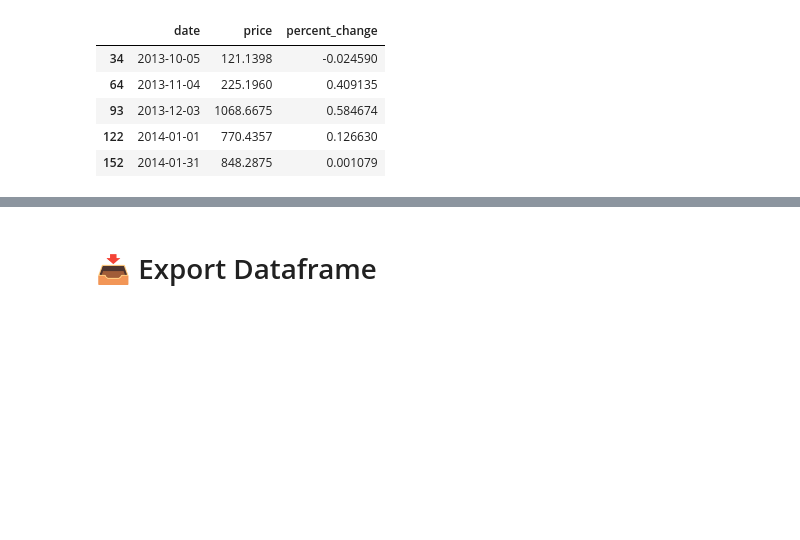
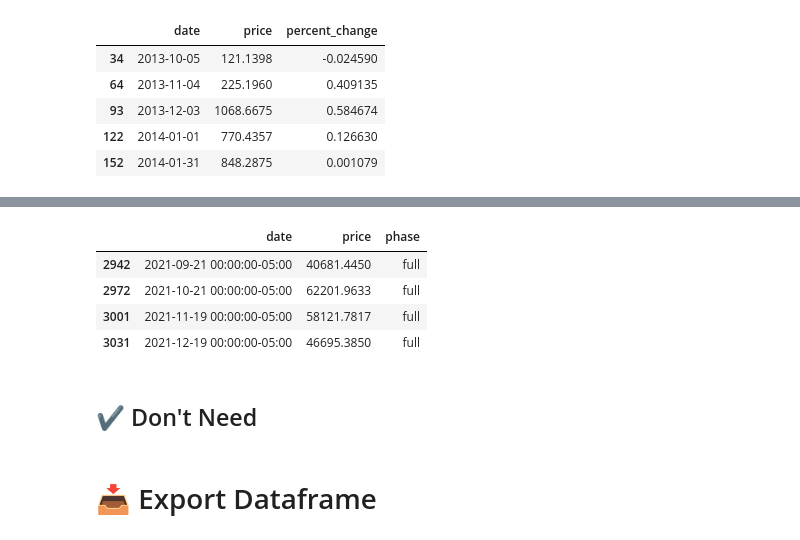
Before and after one commit to edenben/To-the-Moon-Phase, a Jupyter notebook: Bitcoin_Moon_Phase.ipynb, the cells around one changed output, grey strips where cells are left out. Saved outputs shown, nothing was run; the diff lists cells and outputs as text; code cells hidden in the pictures; blank space fills up the shorter version.

```diff
--- a/Bitcoin_Moon_Phase.ipynb
+++ b/Bitcoin_Moon_Phase.ipynb
@@ -259,0 +509,8 @@ IndentationError: expected an indented block (<ipython-input-32-88af74b8409f>, l
+# %%
+# Defining containers
+header = st.container()
+sidebar = st.container()
+instructions = st.container()
+inputs = st.container()
+calculations = st.container()
+visualization = st.container()
@@ -259,0 +579,23 @@ IndentationError: expected an indented block (<ipython-input-32-88af74b8409f>, l
+# %%
+# Error message on dates
+def get_range(df, start, end):
+    # Filtered DataFrame based on inputs
+    return df[
+        (pd.to_datetime(df['date'])>=pd.to_datetime(start))
+        &
+        (pd.to_datetime(df['date'])<=pd.to_datetime(end))][['date','price','phase']]
+
+def correct_moon_order(df):
+    moon_count = df[df['phase'].isin(['new','full'])]
+    if moon_count.shape[0] > 2:
+        return True
+    elif moon_count.shape[0] == 2 and moon_count.iloc[0]['phase'] == 'full':
+        return True
+    elif moon_count.shape[0] == 2 and moon_count.iloc[0]['phase'] == 'new':
+        return False
+    else:
+        return False
+
+if not correct_moon_order(get_range(df_all, invest_date, sell_date)):
+    st.sidebar.error('Error: Please choose a wider date range.')
+    invest_date, sell_date = pd.to_datetime('2021-07-01'), pd.to_datetime(df_all.max()['date'])
@@ -259,0 +619,8 @@ IndentationError: expected an indented block (<ipython-input-32-88af74b8409f>, l
+# %%
+# Filtered DataFrame based on inputs
+df_viz = df_all[
+        (pd.to_datetime(df_all['date'])>=pd.to_datetime(invest_date))
+        &
+        (pd.to_datetime(df_all['date'])<=pd.to_datetime(sell_date))][['date','price','phase']]
+
+df_viz['date'] =  pd.to_datetime(df_viz['date'], infer_datetime_format=True).dt.tz_localize('EST')
@@ -259,0 +710,10 @@ IndentationError: expected an indented block (<ipython-input-32-88af74b8409f>, l
+# %%
+df_viz_fullmoon.head()
+# %% [output]
+|  | date | price | phase |
+| 2942 | 2021-09-21 00:00:00-05:00 | 40681.4450 | full |
+| 2972 | 2021-10-21 00:00:00-05:00 | 62201.9633 | full |
+| 3001 | 2021-11-19 00:00:00-05:00 | 58121.7817 | full |
+| 3031 | 2021-12-19 00:00:00-05:00 | 46695.3850 | full |
+# %% [markdown]
+## ✔️ Don't Need
```
Also changed, not shown: parts of 38 cells of this notebook, 1 other file.
